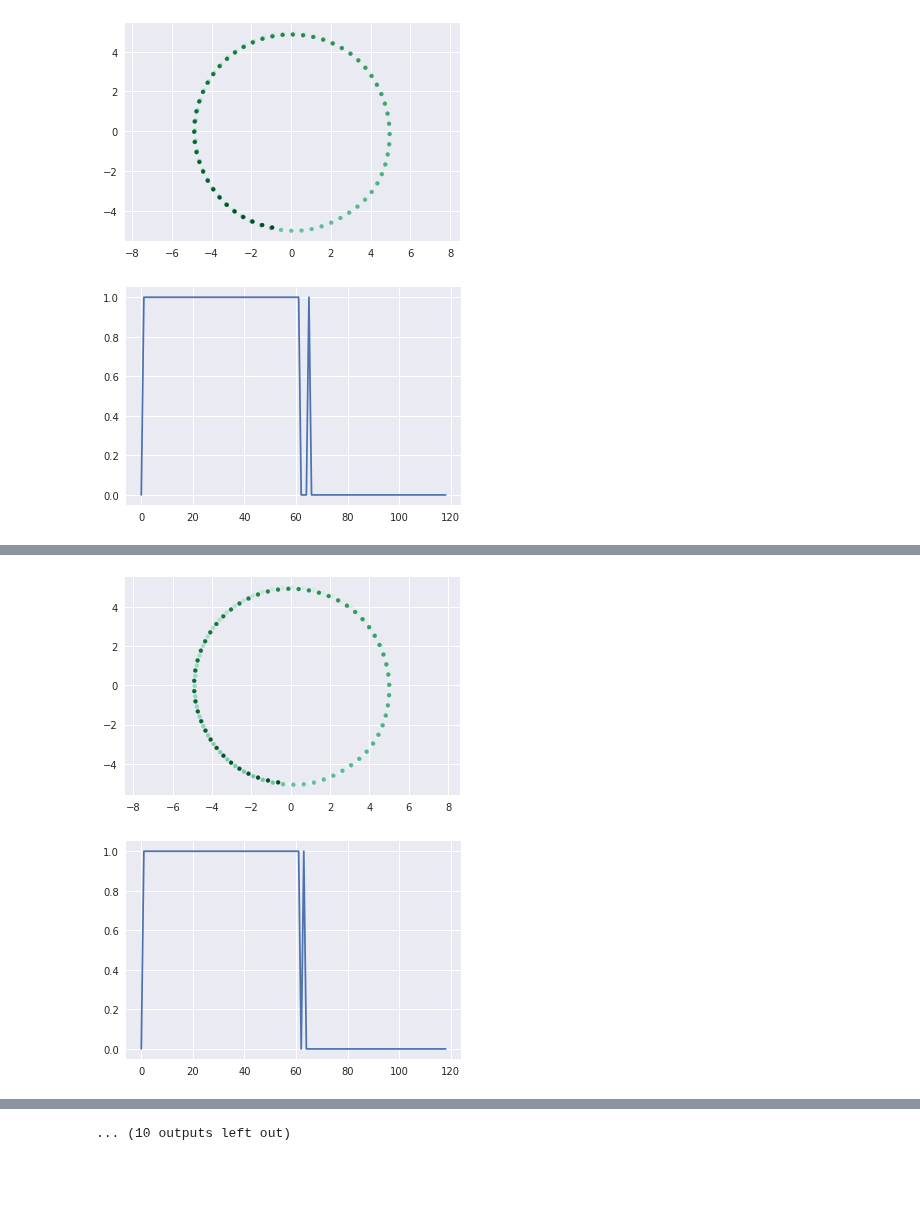
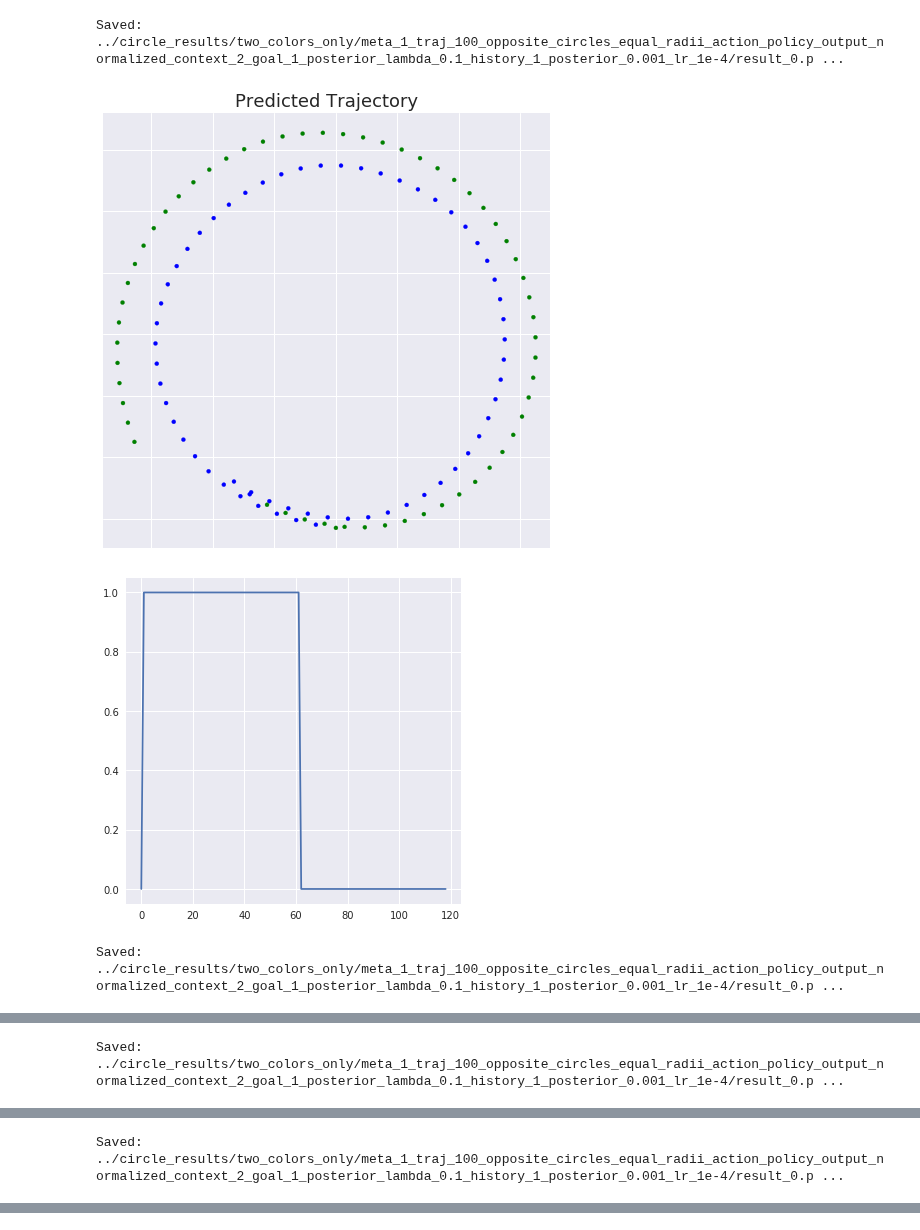
Before and after one commit to sharma-arjun/DirectedInfo-GAIL, a Jupyter notebook: IL/plots/plot_gail_gen_circle_trajectories.ipynb, the cells around one changed output, grey strips where cells are left out. Cells and saved outputs as stored; diff of their text form; code cells hidden in the pictures; blank space fills up the shorter version.

Commit message:
Save circle trajectories with two context only.

```diff
--- a/IL/plots/plot_gail_gen_circle_trajectories.ipynb
+++ b/IL/plots/plot_gail_gen_circle_trajectories.ipynb
@@ -55,52 +55,71 @@ def softmax(x):
     else:
         raise ValueError("incorrect softmax input")
 
-def plot_circle(x_list, y_list, colors, title='', move_centre=False):
+def plot_circle(x_list, y_list, colors, title='', move_centre=False, save_path=None):
     T = 60
     if move_centre:
         shift = .2
         x_list_new = [x_list[i] + shift for i in range(T, len(x_list))]
         x_list = x_list[:T] + x_list_new
-    plt.scatter(x_list, y_list, color=colors, s=16)
-    plt.axis('equal')
-    plt.title(title)
+
+    fig = plt.figure(figsize=(8, 8))
+    ax = fig.add_subplot(1, 1, 1)
+    ax.scatter(x_list, y_list, color=colors, s=16)
+    ax.axis('equal')
+    ax.axes.xaxis.set_ticklabels([])
+    ax.axes.yaxis.set_ticklabels([])
+    ax.set_title("Predicted Trajectory", fontsize=18)
+
+    if save_path is not None:
+        plt.savefig(save_path, bbox_inches='tight')
     plt.show()
 
 
 # results_pkl_path = '../results/circle/vae/epoch_400_traj_40_meta_2_r_0.011_Aug_6_5_50_PM/results_cp_400.pkl'
 # results_pkl_path = '../results/vae/tmp/meta_1_traj_50_traj_len_180_policy_output_normalized_context_3_goal_1_history_5_epoch_1000_temperature_5_noisy_next_state_lr_1e-4/results_cp_500.pkl'
 # results_pkl_path = '../results/vae/tmp/meta_1_traj_50_traj_len_180_policy_output_normalized_context_2_goal_1_history_5_epoch_1000_temperature_5_noisy_next_state_lr_1e-4/results_605.pkl'
 # results_pkl_path = '../results/vae/tmp/meta_1_traj_50_traj_len_180_policy_output_normalized_context_2_goal_1_history_5_epoch_1000_temperature_5_no_noisy_next_state_lr_1e-4/results_cp_800.pkl'
 # results_pkl_path = '../results/vae/tmp/meta_1_traj_50_traj_len_180_policy_output_normalized_context_3_goal_1_history_5_epoch_1000_temperature_5_noisy_next_state/results_cp_1500.pkl'
 
 results_pkl_path = '../results/circle/vae/traj_meta_1_traj_100_opposite_circles_equal_radii_epoch_1000_batch_64_1-cos_cos_wt_ratio_50/results_1000.pkl'
 results_pkl_path = '../results/circle/gail/meta_1_traj_100_opposite_circles_equal_radii_action_policy_output_normalized_context_2_goal_1_history_1_posterior_0.1_lr_1e-4/results_cp_1900.pkl'
 
+results_pkl_path = '../results/circle/bheem_results/gail/meta_1_traj_100_opposite_circles_equal_radii_action_policy_output_normalized_context_2_goal_1_posterior_lambda_0.1_history_1_posterior_0.001_lr_1e-4/results_cp_2000.pkl'
+
 with open(results_pkl_path, 'rb') as results_f:
     results_data = pickle.load(results_f)
 
 num_trajs = len(results_data['pred_traj_state'][0])
 context_colors = ['g', 'b', 'r', 'm', 'y', 'c', 'k', 'w']
 #markers = ['.', 'v', 'o', 's']
 
-# pdb.set_trace()
+save_data_path = \
+    '../circle_results/two_colors_only/meta_1_traj_100_opposite_circles_equal_radii_action_policy_output_normalized_context_2_goal_1_posterior_lambda_0.1_history_1_posterior_0.001_lr_1e-4/'
 
 x_pos_list, y_pos_list, c_list = [], [], []
 for i in range(num_trajs):
     traj_state = np.array(results_data['pred_traj_state'][0][i]).squeeze()
     traj_action = np.array(results_data['pred_traj_action'][0][i]).squeeze()
     traj_context = np.array(results_data['pred_context'][0][i]).squeeze()
     traj_context_label = np.argmax(traj_context, axis=1)
-    traj_context_color = [context_colors[i] for i in traj_context_label]
+    traj_context_color = [context_colors[j] for j in traj_context_label]
     # pdb.set_trace()
-    blue_palette = sns.color_palette("BuGn", 120)
-    #green_palette = sns.color_palette("Greens", 60)
-    traj_context_color = blue_palette
+    # blue_palette = sns.color_palette("BuGn", 120)
+    # green_palette = sns.color_palette("Greens", 60)
+    # traj_context_color = blue_palette
+    save_path = os.path.join(
+        save_data_path, 'result_{}.pdf'.format(i)
+    )
+    print("Saved: {}".format(save_path))
     plot_circle(traj_state[:, 0].tolist(), traj_state[:, 1].tolist(),
                 traj_context_color,
-                move_centre=False)
+                move_centre=False,
+                save_path=save_path)
+
     plt.plot(traj_context_label)
     plt.show()
 # %% [output]
+Saved: ../circle_results/two_colors_only/meta_1_traj_100_opposite_circles_equal_radii_action_policy_output_normalized_context_2_goal_1_posterior_lambda_0.1_history_1_posterior_0.001_lr_1e-4/result_0.p ...
-[figure, old version]
+[figure, new version]
-[figure, old version]
+[figure, new version]
+Saved: ../circle_results/two_colors_only/meta_1_traj_100_opposite_circles_equal_radii_action_policy_output_normalized_context_2_goal_1_posterior_lambda_0.1_history_1_posterior_0.001_lr_1e-4/result_0.p ...
@@ -108,0 +128 @@ for i in range(num_trajs):
+Saved: ../circle_results/two_colors_only/meta_1_traj_100_opposite_circles_equal_radii_action_policy_output_normalized_context_2_goal_1_posterior_lambda_0.1_history_1_posterior_0.001_lr_1e-4/result_0.p ...
@@ -110,0 +131 @@ for i in range(num_trajs):
+Saved: ../circle_results/two_colors_only/meta_1_traj_100_opposite_circles_equal_radii_action_policy_output_normalized_context_2_goal_1_posterior_lambda_0.1_history_1_posterior_0.001_lr_1e-4/result_0.p ...
@@ -113,2 +133,0 @@ for i in range(num_trajs):
-[figure, removed]
-[figure, removed]
@@ -117 +133,0 @@ for i in range(num_trajs):
-... (10 outputs left out)
```
Also changed, not shown: parts of 1 cell of this notebook, 11 other files.
